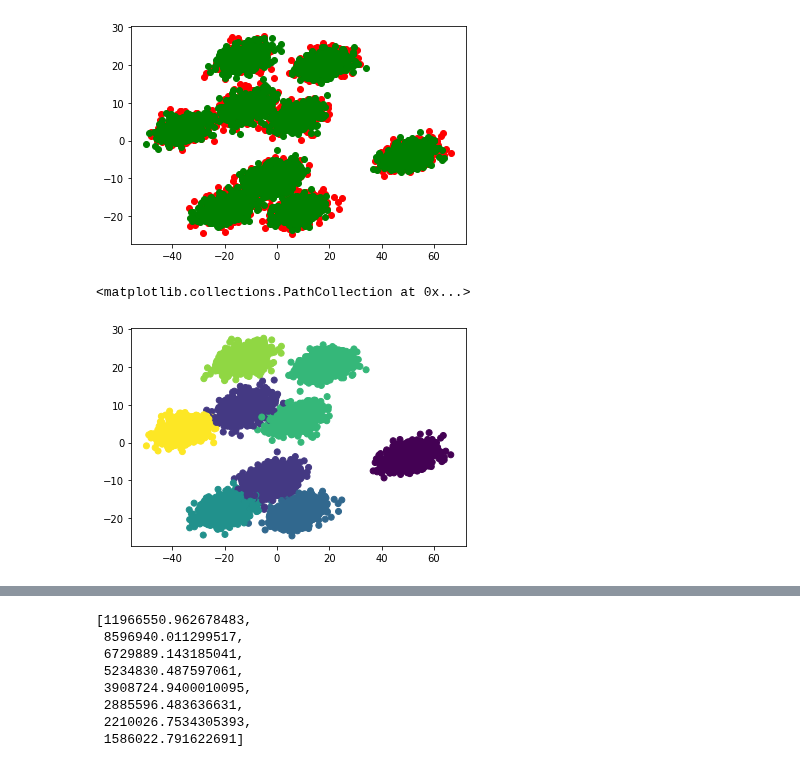
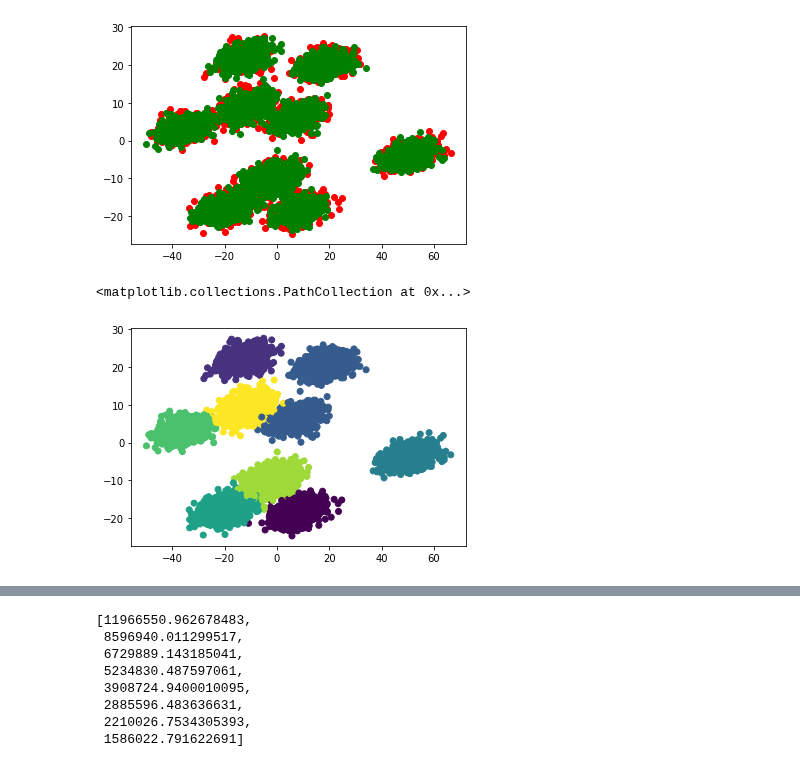
Before and after one commit to ThanikPimpiban/mulitivariate, a Jupyter notebook: Multivariate_Exam.ipynb, the cells around one changed output, grey strips where cells are left out. Saved outputs shown, nothing was run; the diff lists cells and outputs as text; code cells hidden in the pictures.

```diff
--- a/Multivariate_Exam.ipynb
+++ b/Multivariate_Exam.ipynb
@@ -120,10 +120,10 @@ plt.plot(new_pca[5000:,0],new_pca[5000:,1],'og')
 [<matplotlib.lines.Line2D at 0x...>]
 [figure]
 # %%
-kmeans = KMeans(n_clusters=7)
+kmeans = KMeans()
 kmeans.fit(Data)
 y = kmeans.predict(Data)
 plt.scatter(new_pca[:,0],new_pca[:,1],c=y)
 # %% [output]
 <matplotlib.collections.PathCollection at 0x...>
-[figure, old version]
+[figure, new version]
```
Also changed, not shown: parts of 12 cells of this notebook.
